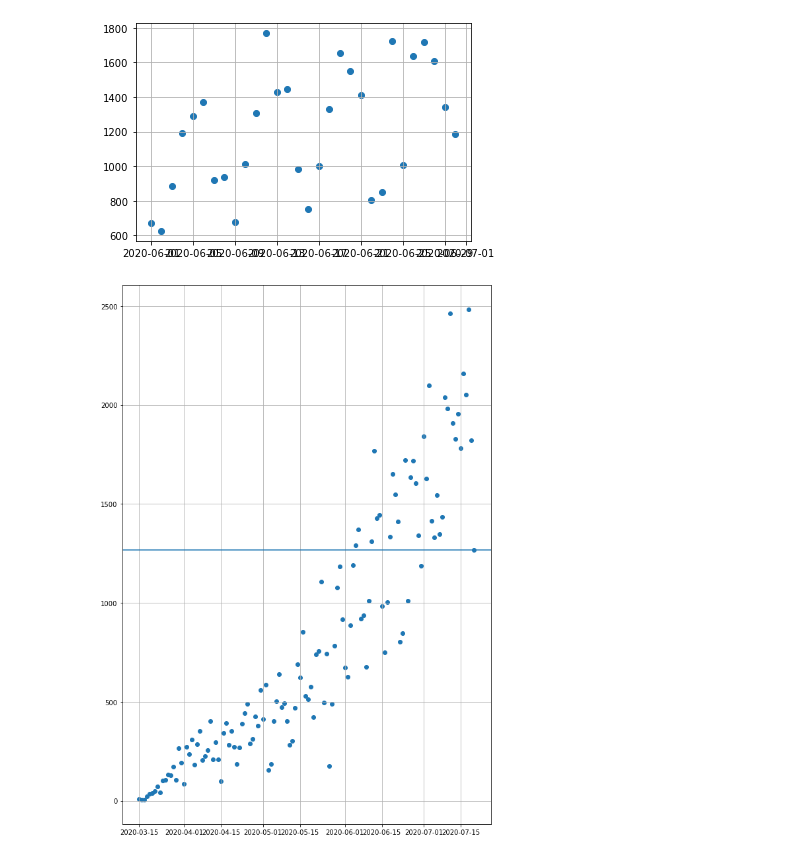
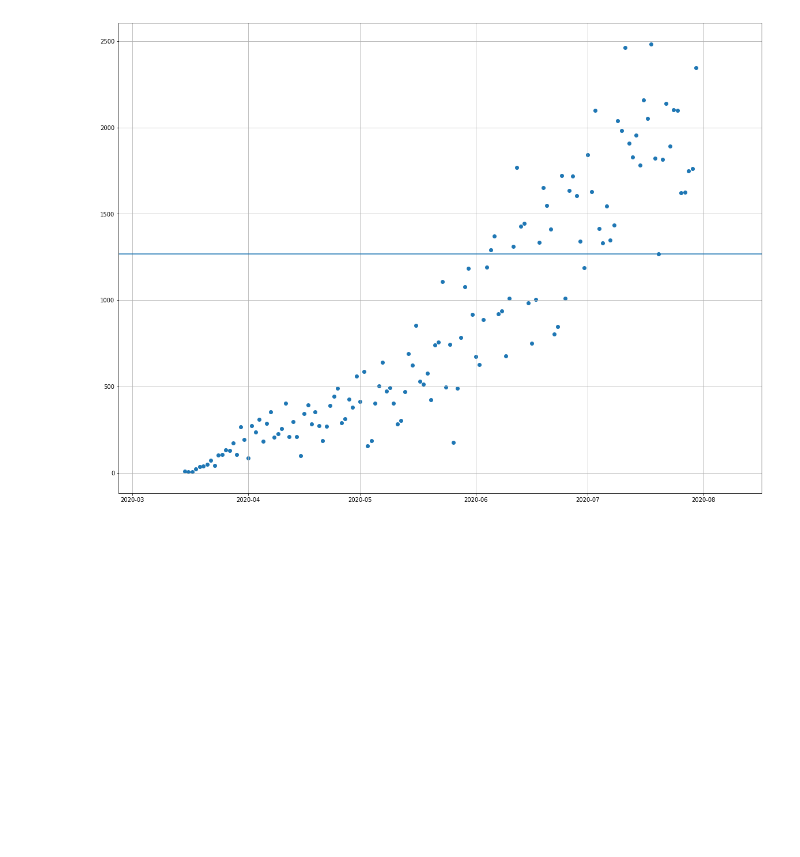
Before and after one commit to LoriHarris/CovidDashboard, a Jupyter notebook: Covid_Cases_Over_time.ipynb, the cells around one changed output. Drawn from its saved outputs; the diff is of its cells as text; code cells hidden in the pictures; blank space fills up the shorter version.

```diff
--- a/Covid_Cases_Over_time.ipynb
+++ b/Covid_Cases_Over_time.ipynb
@@ -82,3 +47,5 @@ df
 df.index = pd.to_datetime(df['Date'])
 # %%
 df['Month'] = df.index.month
+df['Rolling_Peak']=2023
+df['Actual_Peak']=2481
@@ -97,14 +106,9 @@ month_df.head()
 # %%
-plt.scatter(x=month_df.index, y=month_df['Cases'])
+
+plt.figure(figsize=[20,15])
+plt.scatter(x=df.index, y=df['Cases'])
+plt.axhline(y=1268)
+
 plt.grid()
 # %% [output]
-[figure, old version]
+[figure, new version]
-# %%
-
-plt.figure(figsize=[10,15])
-plt.scatter(x=df.index, y=df['Cases'])
-plt.axhline(y=1268)
-
-plt.grid()
-# %% [output]
-[figure, removed]
```
Also changed, not shown: parts of 28 cells of this notebook, 3 other files.
